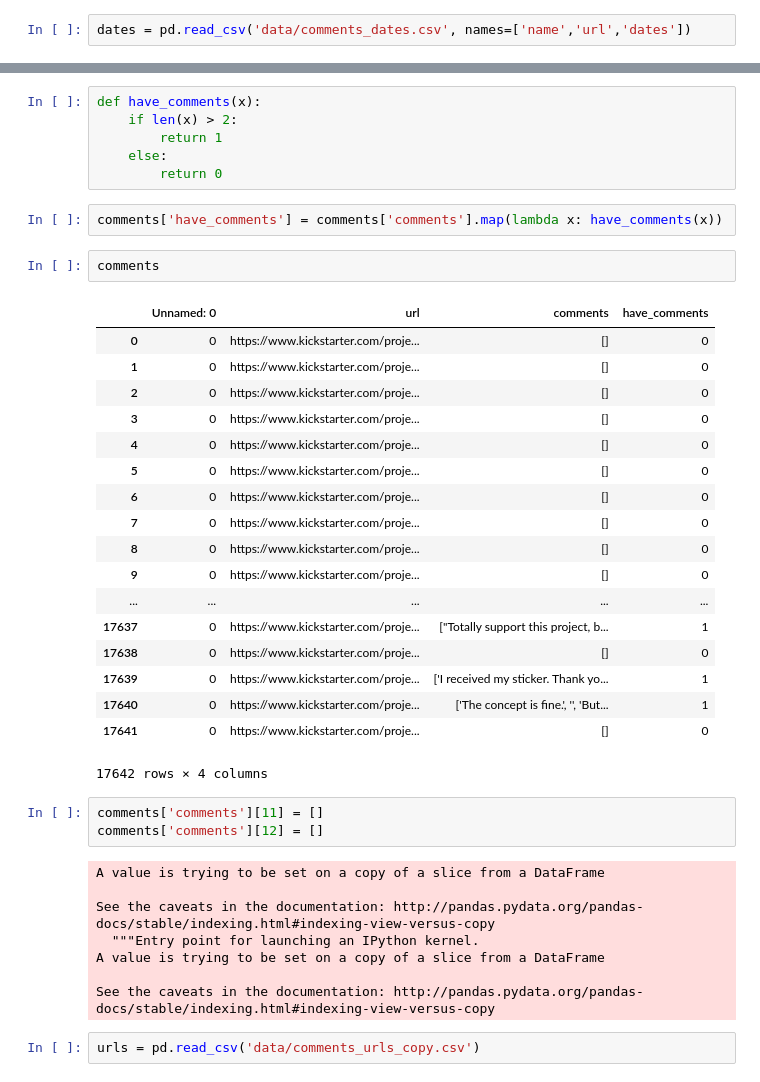
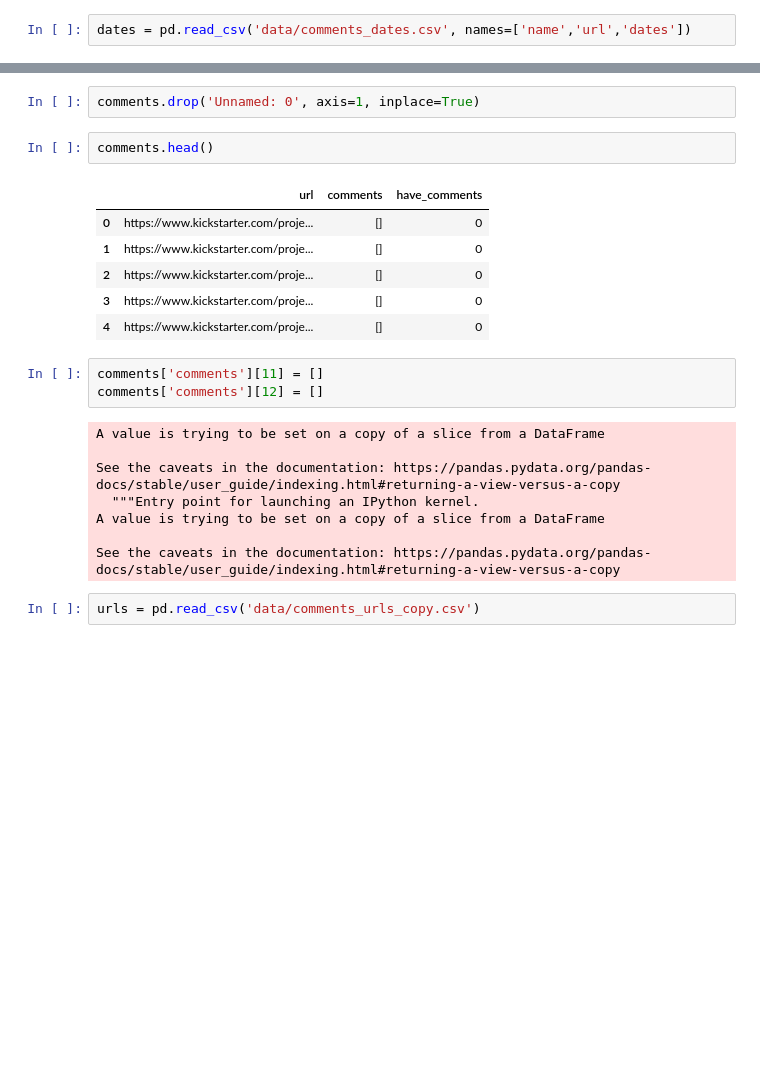
Before and after one commit to helen-tong/kickstarter, a Jupyter notebook: LSTM.ipynb, the cells around one changed output, grey strips where cells are left out. Drawn from its saved outputs; the diff is of its cells as text; blank space fills up the shorter version.

```diff
--- a/LSTM.ipynb
+++ b/LSTM.ipynb
@@ -49,45 +51,27 @@ comments      17642 non-null object
 dtypes: int64(1), object(2)
 memory usage: 413.6+ KB
-# %%
-def have_comments(x):
-    if len(x) > 2:
-        return 1
-    else:
-        return 0
-# %%
-comments['have_comments'] = comments['comments'].map(lambda x: have_comments(x))
+# %%
+comments.drop('Unnamed: 0', axis=1, inplace=True)
 # %%
-comments
+comments.head()
 # %% [output]
-|  | Unnamed: 0 | url | comments | have_comments |
-| 0 | 0 | https://www.kickstarter.com/proje... | [] | 0 |
-| 1 | 0 | https://www.kickstarter.com/proje... | [] | 0 |
-| 2 | 0 | https://www.kickstarter.com/proje... | [] | 0 |
-| 3 | 0 | https://www.kickstarter.com/proje... | [] | 0 |
-| 4 | 0 | https://www.kickstarter.com/proje... | [] | 0 |
-| 5 | 0 | https://www.kickstarter.com/proje... | [] | 0 |
-| 6 | 0 | https://www.kickstarter.com/proje... | [] | 0 |
-| 7 | 0 | https://www.kickstarter.com/proje... | [] | 0 |
-| 8 | 0 | https://www.kickstarter.com/proje... | [] | 0 |
-| 9 | 0 | https://www.kickstarter.com/proje... | [] | 0 |
-| ... | ... | ... | ... | ... |
-| 17637 | 0 | https://www.kickstarter.com/proje... | ["Totally support this project, b... | 1 |
-| 17638 | 0 | https://www.kickstarter.com/proje... | [] | 0 |
-| 17639 | 0 | https://www.kickstarter.com/proje... | ['I received my sticker. Thank yo... | 1 |
-| 17640 | 0 | https://www.kickstarter.com/proje... | ['The concept is fine.', '', 'But... | 1 |
-| 17641 | 0 | https://www.kickstarter.com/proje... | [] | 0 |
+|  | url | comments | have_comments |
+| 0 | https://www.kickstarter.com/proje... | [] | 0 |
+| 1 | https://www.kickstarter.com/proje... | [] | 0 |
+| 2 | https://www.kickstarter.com/proje... | [] | 0 |
+| 3 | https://www.kickstarter.com/proje... | [] | 0 |
+| 4 | https://www.kickstarter.com/proje... | [] | 0 |
-17642 rows × 4 columns
 # %%
 comments['comments'][11] = []
 comments['comments'][12] = []
 # %% [output]
 A value is trying to be set on a copy of a slice from a DataFrame
 
-See the caveats in the documentation: http://pandas.pydata.org/pandas-docs/stable/indexing.html#indexing-view-versus-copy
+See the caveats in the documentation: https://pandas.pydata.org/pandas-docs/stable/user_guide/indexing.html#returning-a-view-versus-a-copy
   """Entry point for launching an IPython kernel.
 A value is trying to be set on a copy of a slice from a DataFrame
 
-See the caveats in the documentation: http://pandas.pydata.org/pandas-docs/stable/indexing.html#indexing-view-versus-copy
+See the caveats in the documentation: https://pandas.pydata.org/pandas-docs/stable/user_guide/indexing.html#returning-a-view-versus-a-copy
 # %%
 urls = pd.read_csv('data/comments_urls_copy.csv')
 # %%
```
Also changed, not shown: parts of 35 cells of this notebook.
